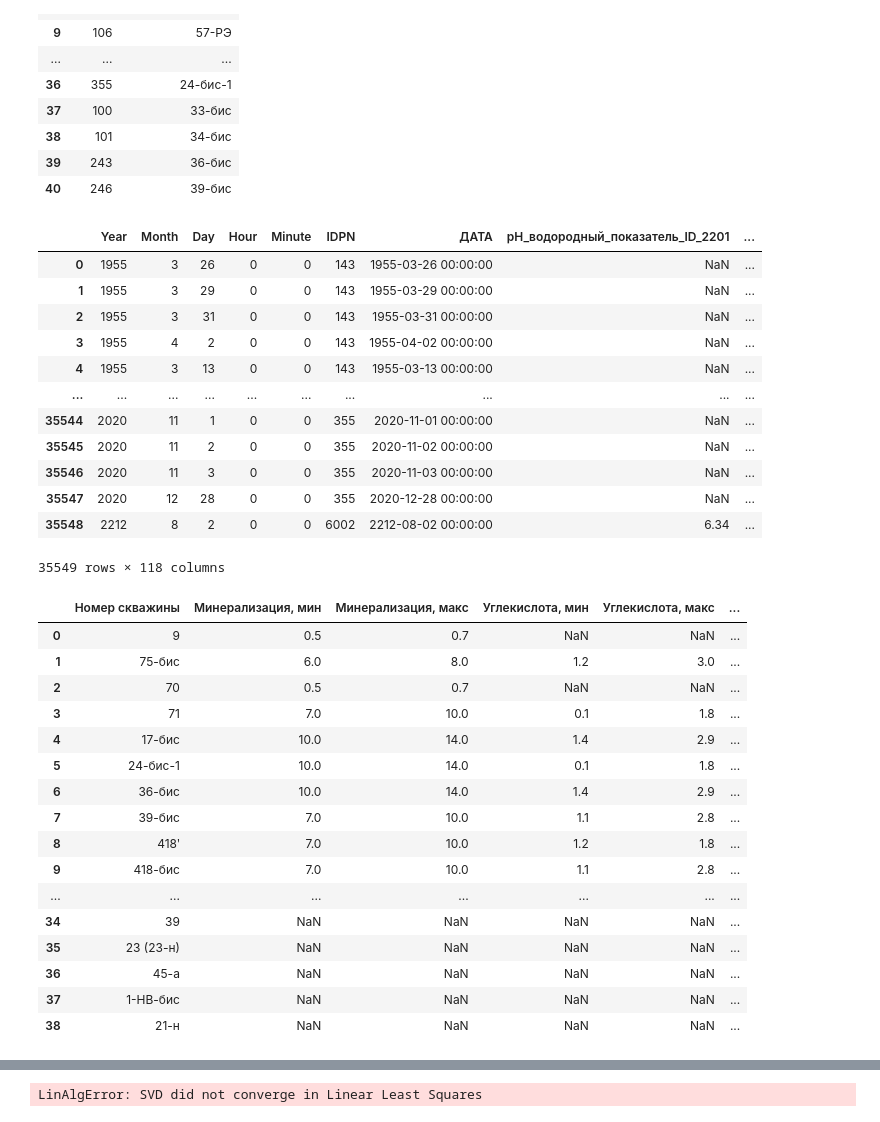
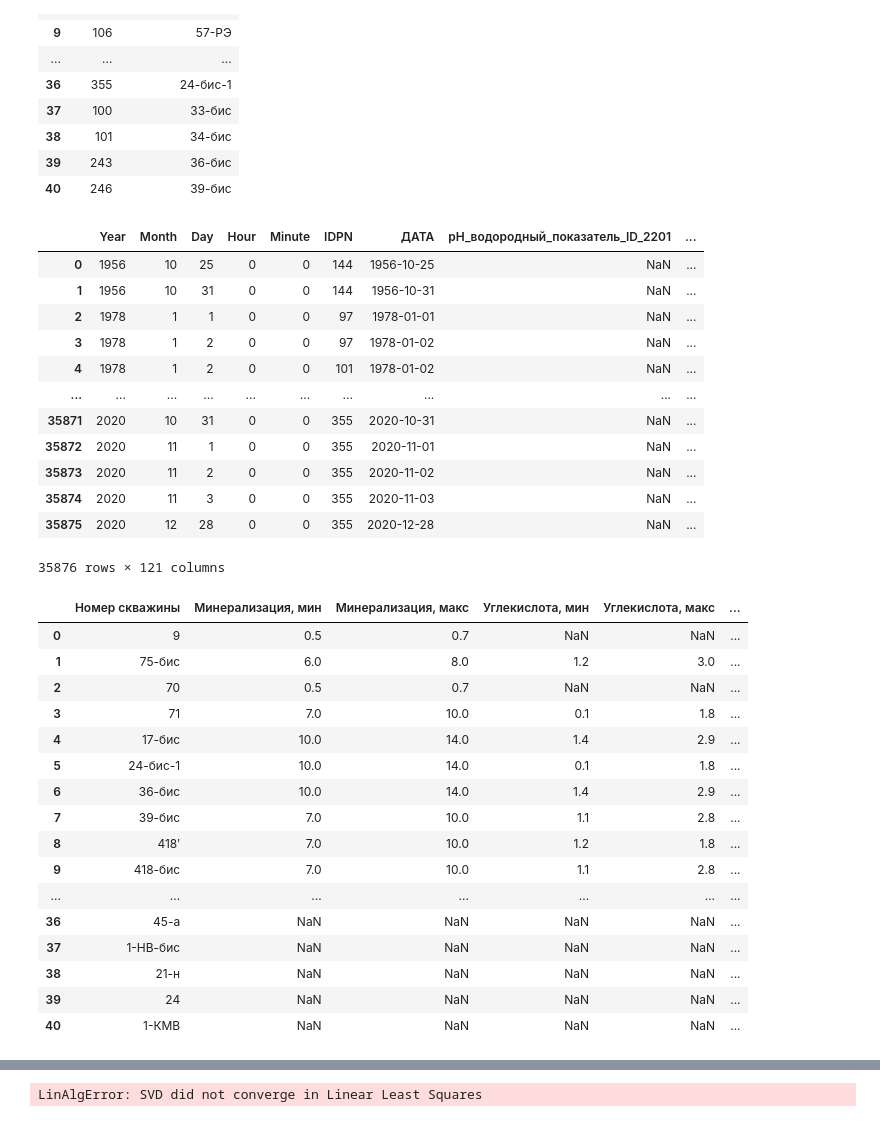
Before and after one commit to ekortunov/Jupiter, a Jupyter notebook: Essentuk_Lin_Regression.ipynb, the cells around one changed output, grey strips where cells are left out. Drawn from its saved outputs; the diff is of its cells as text; code cells hidden in the pictures.

```diff
--- a/Essentuk_Lin_Regression.ipynb
+++ b/Essentuk_Lin_Regression.ipynb
@@ -18,7 +18,7 @@ import scipy
 # %%
 # Ипорт базы данных в формат данных "пандас.датафрейфм",
 # это 2хмерная матрица с заголовками колонок и индексами строк
-conn = db.connect('Driver={Microsoft Access Driver (*.mdb, *.accdb)};DBQ=C:\\Users\\ekort\\WORK\\Essentuk\\РЕЖИМ_по частям.mdb;')
+conn = db.connect('Driver={Microsoft Access Driver (*.mdb, *.accdb)};DBQ=D:\\Kortunov\\transfer\\Esentuk\\РЕЖИМ_по частям.mdb;')
 curs = conn.cursor()#эти штуки нужны для работы с базаой курс - это курсор, просто для перемещения по БД
 for row in curs.tables(): #этот цикл пробешает по всем таблицам и пишет их имена, просто для навигации
     print(row.table_name)
@@ -68,40 +68,40 @@ df_chem = pd.read_sql_query("SELECT * FROM [Часть 2_Химия];", conn)#Э
 df_chem
 # %% [output]
 |  | Year | Month | Day | Hour | Minute | IDPN | ДАТА | pH_водородный_показатель_ID_2201 | ... |
-| 0 | 1955 | 3 | 26 | 0 | 0 | 143 | 1955-03-26 00:00:00 | NaN | ... |
-| 1 | 1955 | 3 | 29 | 0 | 0 | 143 | 1955-03-29 00:00:00 | NaN | ... |
-| 2 | 1955 | 3 | 31 | 0 | 0 | 143 | 1955-03-31 00:00:00 | NaN | ... |
-| 3 | 1955 | 4 | 2 | 0 | 0 | 143 | 1955-04-02 00:00:00 | NaN | ... |
-| 4 | 1955 | 3 | 13 | 0 | 0 | 143 | 1955-03-13 00:00:00 | NaN | ... |
+| 0 | 1956 | 10 | 25 | 0 | 0 | 144 | 1956-10-25 | NaN | ... |
+| 1 | 1956 | 10 | 31 | 0 | 0 | 144 | 1956-10-31 | NaN | ... |
+| 2 | 1978 | 1 | 1 | 0 | 0 | 97 | 1978-01-01 | NaN | ... |
+| 3 | 1978 | 1 | 2 | 0 | 0 | 97 | 1978-01-02 | NaN | ... |
+| 4 | 1978 | 1 | 2 | 0 | 0 | 101 | 1978-01-02 | NaN | ... |
 | ... | ... | ... | ... | ... | ... | ... | ... | ... | ... |
-| 35544 | 2020 | 11 | 1 | 0 | 0 | 355 | 2020-11-01 00:00:00 | NaN | ... |
-| 35545 | 2020 | 11 | 2 | 0 | 0 | 355 | 2020-11-02 00:00:00 | NaN | ... |
-| 35546 | 2020 | 11 | 3 | 0 | 0 | 355 | 2020-11-03 00:00:00 | NaN | ... |
-| 35547 | 2020 | 12 | 28 | 0 | 0 | 355 | 2020-12-28 00:00:00 | NaN | ... |
-| 35548 | 2212 | 8 | 2 | 0 | 0 | 6002 | 2212-08-02 00:00:00 | 6.34 | ... |
+| 35871 | 2020 | 10 | 31 | 0 | 0 | 355 | 2020-10-31 | NaN | ... |
+| 35872 | 2020 | 11 | 1 | 0 | 0 | 355 | 2020-11-01 | NaN | ... |
+| 35873 | 2020 | 11 | 2 | 0 | 0 | 355 | 2020-11-02 | NaN | ... |
+| 35874 | 2020 | 11 | 3 | 0 | 0 | 355 | 2020-11-03 | NaN | ... |
+| 35875 | 2020 | 12 | 28 | 0 | 0 | 355 | 2020-12-28 | NaN | ... |
-35549 rows × 118 columns
+35876 rows × 121 columns
 # %%
-df_cond = pd.read_excel('C:\\Users\\ekort\\WORK\\Essentuk\\Kondicii.xlsx')
+df_cond = pd.read_excel('D:\\Kortunov\\transfer\\Esentuk\\Kondicii.xlsx')
 df_cond['Номер скважины'] = df_cond['Номер скважины'].astype(str)
 df_cond_1 = pd.merge(df_cond,df_info_IDPN, on = 'Номер скважины')
 df_cond_1
 # %% [output]
 |  | Номер скважины | Минерализация, мин | Минерализация, макс | Углекислота, мин | Углекислота, макс | ... |
 | 0 | 9 | 0.5 | 0.7 | NaN | NaN | ... |
 | 1 | 75-бис | 6.0 | 8.0 | 1.2 | 3.0 | ... |
 | 2 | 70 | 0.5 | 0.7 | NaN | NaN | ... |
 | 3 | 71 | 7.0 | 10.0 | 0.1 | 1.8 | ... |
 | 4 | 17-бис | 10.0 | 14.0 | 1.4 | 2.9 | ... |
 | 5 | 24-бис-1 | 10.0 | 14.0 | 0.1 | 1.8 | ... |
 | 6 | 36-бис | 10.0 | 14.0 | 1.4 | 2.9 | ... |
 | 7 | 39-бис | 7.0 | 10.0 | 1.1 | 2.8 | ... |
 | 8 | 418ʹ | 7.0 | 10.0 | 1.2 | 1.8 | ... |
 | 9 | 418-бис | 7.0 | 10.0 | 1.1 | 2.8 | ... |
 | ... | ... | ... | ... | ... | ... | ... |
-| 34 | 39 | NaN | NaN | NaN | NaN | ... |
-| 35 | 23 (23-н) | NaN | NaN | NaN | NaN | ... |
 | 36 | 45-а | NaN | NaN | NaN | NaN | ... |
 | 37 | 1-НВ-бис | NaN | NaN | NaN | NaN | ... |
 | 38 | 21-н | NaN | NaN | NaN | NaN | ... |
+| 39 | 24 | NaN | NaN | NaN | NaN | ... |
+| 40 | 1-КМВ | NaN | NaN | NaN | NaN | ... |
 # %%
 df_info
```
Also changed, not shown: parts of 14 cells of this notebook, 13 other files.
